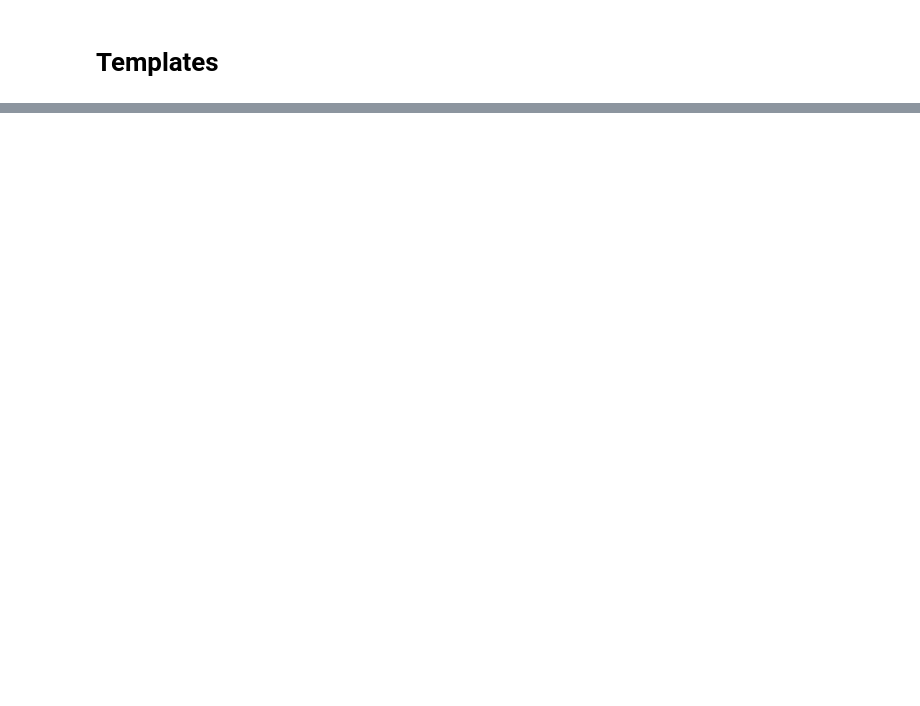
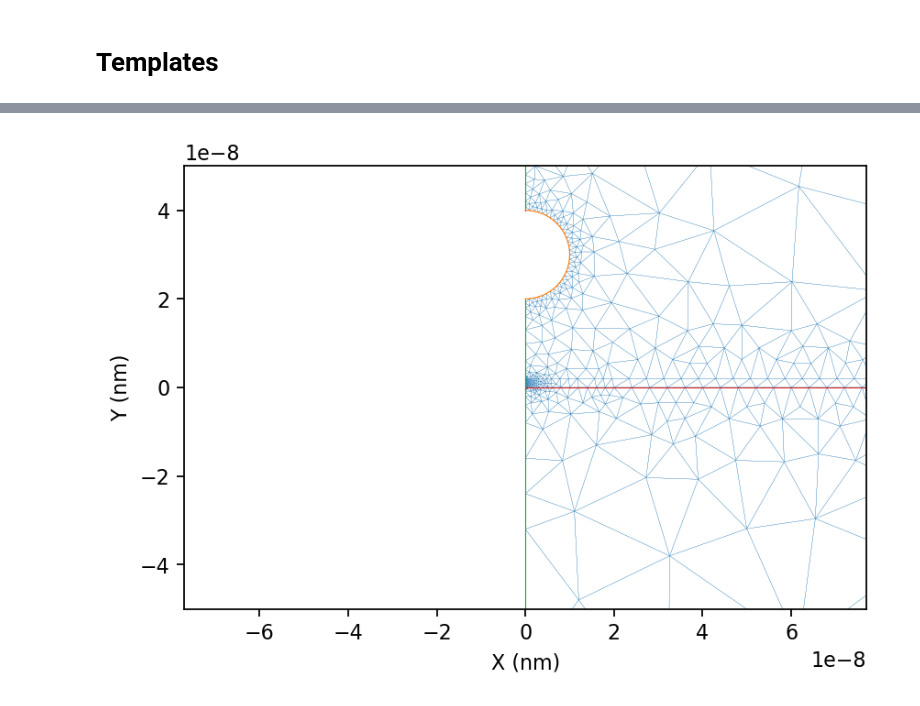
Before and after one commit to yuccadrew/sip, a Jupyter notebook: test_sip.ipynb, the cells around one changed output, grey strips where cells are left out. Cells and saved outputs as stored; diff of their text form; code cells hidden in the pictures; blank space fills up the shorter version.

```diff
--- a/test_sip.ipynb
+++ b/test_sip.ipynb
@@ -1493,0 +1525,96 @@ zero_rows                   function    <function zero_rows at 0x...>
+# %%
+def display_mesh():
+    #modify user inputs below
+    mesh_prefix='slab_2d'
+
+    #load mesh
+    print('Reading %s.1.node'%mesh_prefix)
+    nodes=np.genfromtxt(mesh_prefix+'.1.node',skip_header=1,skip_footer=0,usecols=(1,2))
+    node_flags=np.genfromtxt(mesh_prefix+'.1.node',skip_header=1,skip_footer=0,usecols=3,dtype='int')
+
+    print('Reading %s.1.ele'%mesh_prefix)
+    elements=np.genfromtxt(mesh_prefix+'.1.ele',skip_header=1,usecols=(1,2,3),dtype='int')
+    zones=np.genfromtxt(mesh_prefix+'.1.ele',skip_header=1,usecols=4,dtype='int')
+
+    print('Reading %s.1.edge'%mesh_prefix)
+    edges=np.genfromtxt(mesh_prefix+'.1.edge',skip_header=1,usecols=(1,2),dtype='int')
+    edge_flags=np.genfromtxt(mesh_prefix+'.1.edge',skip_header=1,usecols=3,dtype='int')
+
+    #adjust indices to start from zero
+    elements=elements-1
+    edges=edges-1
+
+    #scale nodes from meter to micro-meter
+    nodes=nodes*1e-9
+
+    nnode=len(nodes)
+    nelem=len(elements)
+    nedge=len(edges)
+    print('THE NUMBER OF NODES IS: %d'%nnode)
+    print('THE NUMBER OF ELEMENTS IS: %d'%nelem)
+    print('THE NUMBER OF EDGES IS: %d'%nedge)
+    print('THE NUMBER OF ZONES IS: %d'%len(np.unique(zones)))
+    print('zones',np.unique(zones))
+    print('edge_flags',np.unique(edge_flags))
+    print('')
+
+    fig,ax=plt.subplots(dpi=160)
+    mask=zones>=1 #select zones to display
+    x=nodes[elements[:,[0,1,2,0]],0]
+    y=nodes[elements[:,[0,1,2,0]],1]
+    ax.plot(x[mask,:].T,y[mask,:].T,'-',linewidth=0.1,color='tab:blue')
+
+    mask=(edge_flags>=1)&(edge_flags<=3)
+    x=nodes[edges,0]
+    y=nodes[edges,1]
+    ax.plot(x[mask,:].T,y[mask,:].T,'-',linewidth=0.5,color='tab:orange')
+
+    mask=edge_flags==4
+    x=nodes[edges,0]
+    y=nodes[edges,1]
+    ax.plot(x[mask,:].T,y[mask,:].T,'-',linewidth=0.5,color='tab:green')
+
+    mask=edge_flags==5
+    x=nodes[edges,0]
+    y=nodes[edges,1]
+    ax.plot(x[mask,:].T,y[mask,:].T,'-',linewidth=0.5,color='tab:red')
+
+    mask=edge_flags==7
+    x=nodes[edges,0]
+    y=nodes[edges,1]
+    ax.plot(x[mask,:].T,y[mask,:].T,'-',linewidth=0.5,color='tab:orange')
+
+#     mask=node_flags==1
+#     ax.plot(nodes[mask,0],nodes[mask,1],'.',markersize=1,color='tab:green')
+#     mask=node_flags==2
+#     ax.plot(nodes[mask,0],nodes[mask,1],'.',markersize=1,color='tab:red')
+#     mask=node_flags==3
+#     ax.plot(nodes[mask,0],nodes[mask,1],'.',markersize=1,color='tab:orange')
+
+    ax.set_xlabel('X (nm)')
+    ax.set_ylabel('Y (nm)')
+    ax.axis('equal')
+    ax.set_xlim(-50e-9,50e-9)
+    ax.set_ylim(-50e-9,50e-9)
+    return fig,ax
+
+if __name__=='__main__':
+    fig,ax=display_mesh()
+#     nodes=mesh['nodes']
+#     elements=mesh['elements']
+#     edges=mesh['edges']
+#     with_first_kind_bc=mesh['with_first_kind_bc']
+#     with_third_kind_bc=mesh['with_third_kind_bc']
+#     in_stern=mesh['in_stern']
+
+#     nind_bc=np.unique(edges[with_first_kind_bc,:].flatten(order='C'))
+#     x=nodes[nind_bc,0]*1e9
+#     y=nodes[nind_bc,1]*1e9
+#     ax.plot(x,y,'.',color='tab:orange',markersize=1)
+
+#     x=nodes[edges[with_third_kind_bc,:],0]*1e9
+#     y=nodes[edges[with_third_kind_bc,:],1]*1e9
+#     ax.plot(x.T,y.T,'-',linewidth=0.5,color='tab:red')
+#     plt.savefig('slab_mesh_zoom_in.png')
+    plt.show()
+# %% [output]
@@ -1493,0 +1630 @@ zero_rows                   function    <function zero_rows at 0x...>
+[figure, added]
```
Also changed, not shown: parts of 22 cells of this notebook.
